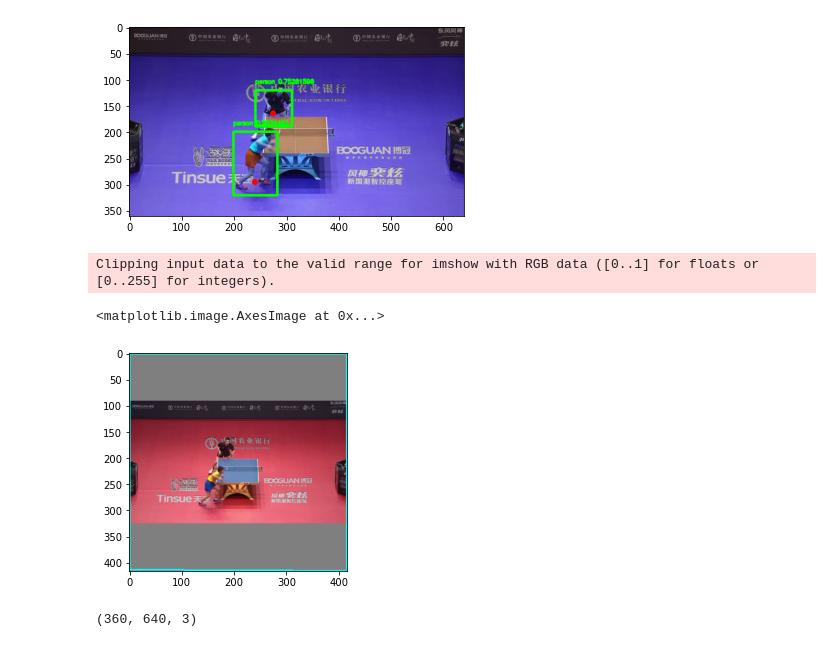
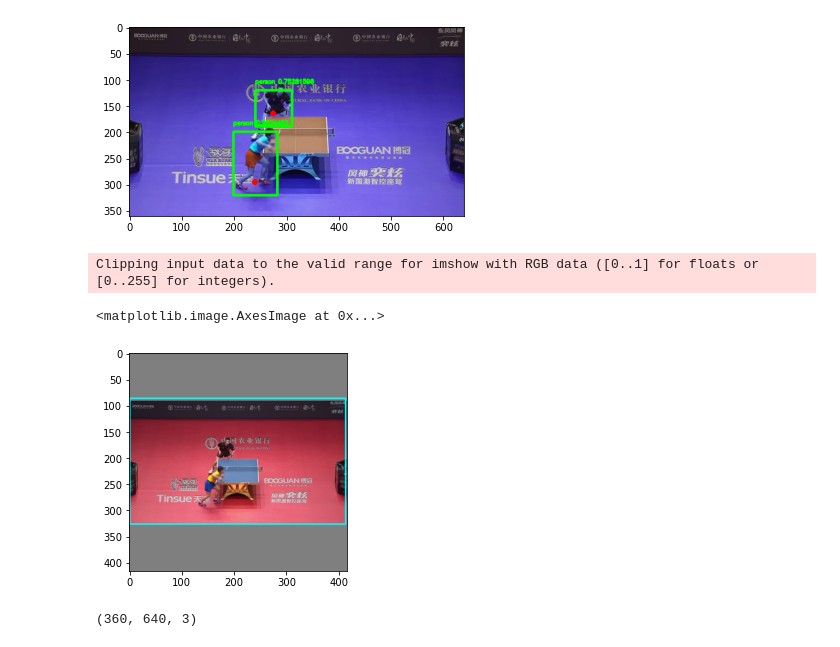
Before and after one commit to archeltaneka/table-tennis-analytics, a Jupyter notebook: table_tennis_analytic_playground.ipynb, the cells around one changed output. Saved outputs shown, nothing was run; the diff lists cells and outputs as text; code cells hidden in the pictures.

```diff
--- a/table_tennis_analytic_playground.ipynb
+++ b/table_tennis_analytic_playground.ipynb
@@ -140,19 +140,20 @@ drawPlayers(obj, bboxes, labels, showResult=True)
 [ 241,  320]
 [figure]
 # %%
+# draw polylines of the src points
 im_poly = img_copy[0].copy()
 
 # cv2.fillPoly(img_src, [src_pts], 255)
-cv2.polylines(im_poly, [dst_pts], isClosed=True, color=[0,255,255], thickness=2)
+cv2.polylines(im_poly, [src_pts], isClosed=True, color=[0,255,255], thickness=2)
 plt.imshow(im_poly)
 # cv2.imshow('Court', im_poly)
 
 # cv2.waitKey(0)
 # cv2.destroyAllWindows()
 # %% [output]
 Clipping input data to the valid range for imshow with RGB data ([0..1] for floats or [0..255] for integers).
 <matplotlib.image.AxesImage at 0x...>
-[figure, old version]
+[figure, new version]
 # %%
 def homographyTransform(img_src, img_dst, showResult=False):
 
```
Also changed, not shown: parts of 13 cells of this notebook.
